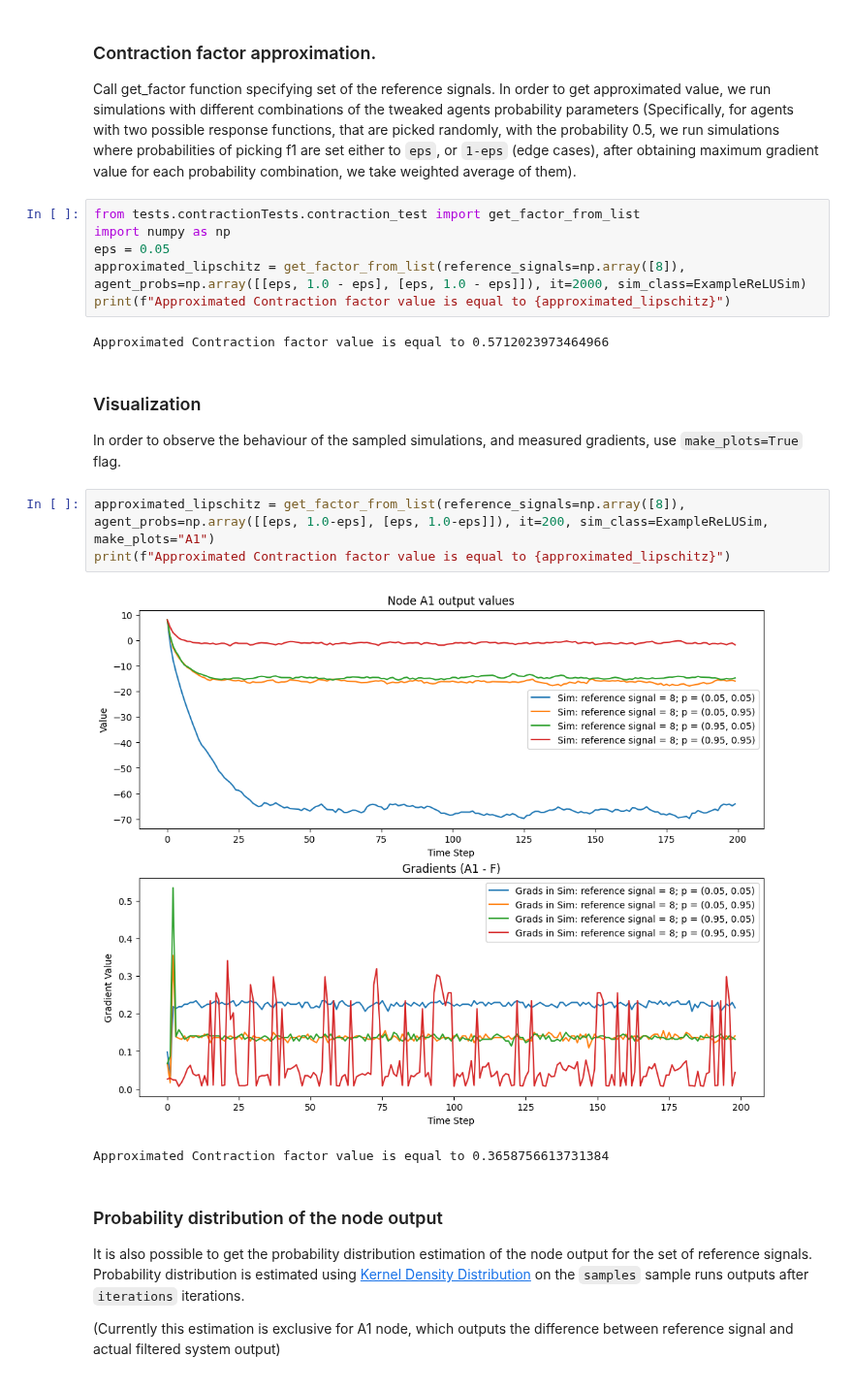
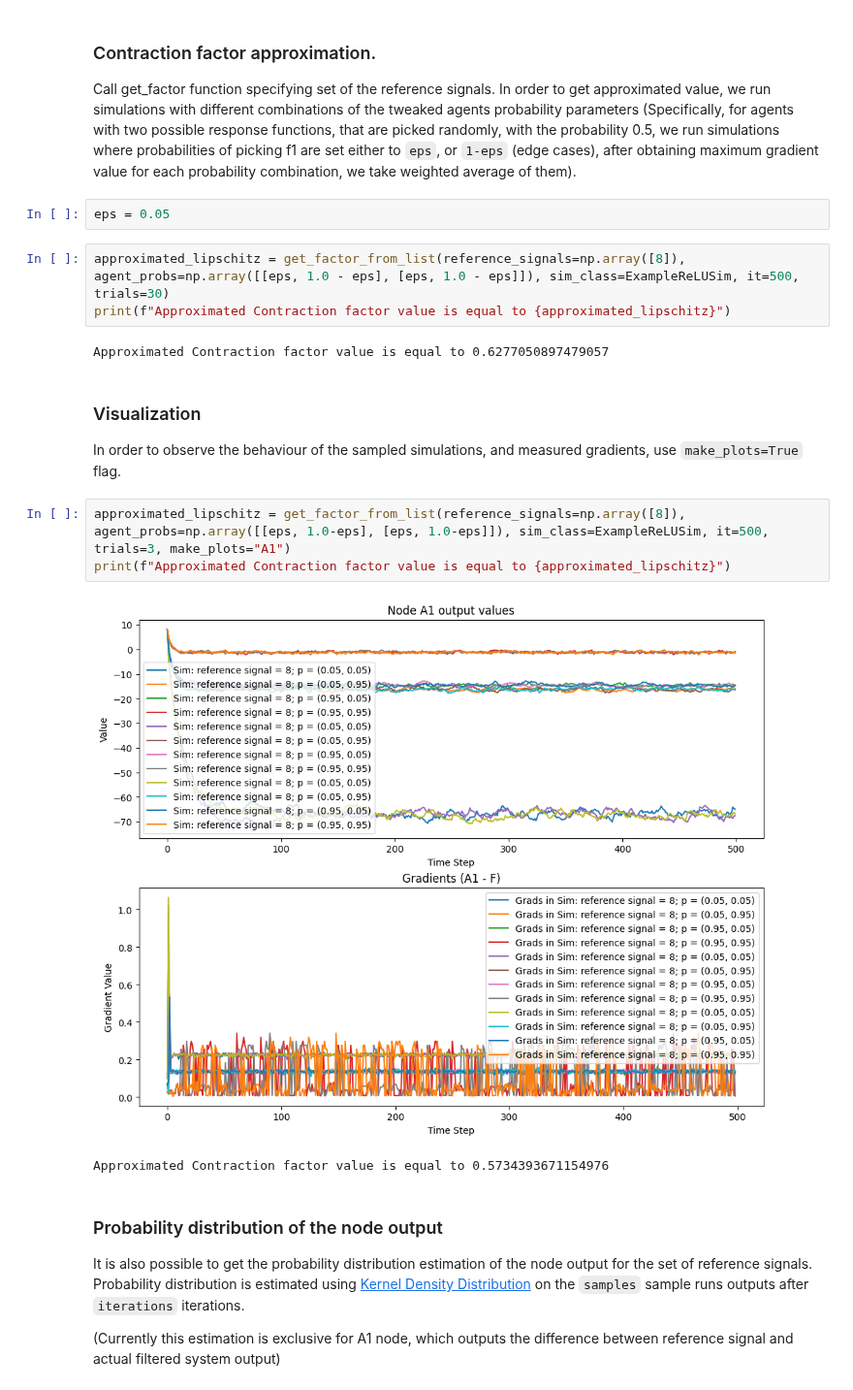
Before and after one commit to humancompatible/interconnect, a Jupyter notebook: examples/approximation.ipynb, the cells around one changed output. Shown at 97% size. Drawn from its saved outputs; the diff is of its cells as text.

Commit message:
Multiple trials for same prob combination in CA test.

```diff
--- a/examples/approximation.ipynb
+++ b/examples/approximation.ipynb
@@ -14,24 +17,23 @@ ExampleReLUSim().plot.render_graph()
 
 Call get_factor function specifying set of the reference signals.
 In order to get approximated value, we run simulations with different combinations of the tweaked agents probability parameters (Specifically, for agents with two possible response functions, that are picked randomly, with the probability 0.5, we run simulations where probabilities of picking f1 are set either to `eps`, or `1-eps` (edge cases), after obtaining maximum gradient value for each probability combination, we take weighted average of them).
+# %%
+eps = 0.05
 # %%
-from tests.contractionTests.contraction_test import get_factor_from_list
-import numpy as np
-eps = 0.05
-approximated_lipschitz = get_factor_from_list(reference_signals=np.array([8]), agent_probs=np.array([[eps, 1.0 - eps], [eps, 1.0 - eps]]), it=2000, sim_class=ExampleReLUSim)
+approximated_lipschitz = get_factor_from_list(reference_signals=np.array([8]), agent_probs=np.array([[eps, 1.0 - eps], [eps, 1.0 - eps]]), sim_class=ExampleReLUSim, it=500, trials=30)
 print(f"Approximated Contraction factor value is equal to {approximated_lipschitz}")
 # %% [output]
-Approximated Contraction factor value is equal to 0.5712023973464966
+Approximated Contraction factor value is equal to 0.6277050897479057
 # %% [markdown]
 ### Visualization
 
 In order to observe the behaviour of the sampled simulations, and measured gradients, use `make_plots=True` flag.
 # %%
-approximated_lipschitz = get_factor_from_list(reference_signals=np.array([8]), agent_probs=np.array([[eps, 1.0-eps], [eps, 1.0-eps]]), it=200, sim_class=ExampleReLUSim, make_plots="A1")
+approximated_lipschitz = get_factor_from_list(reference_signals=np.array([8]), agent_probs=np.array([[eps, 1.0-eps], [eps, 1.0-eps]]), sim_class=ExampleReLUSim, it=500, trials=3, make_plots="A1")
 print(f"Approximated Contraction factor value is equal to {approximated_lipschitz}")
 # %% [output]
-[figure, old version]
+[figure, new version]
-Approximated Contraction factor value is equal to 0.3658756613731384
+Approximated Contraction factor value is equal to 0.5734393671154976
 # %% [markdown]
 ### Probability distribution of the node output
 
```
Also changed, not shown: parts of 2 cells of this notebook, 1 other file.
